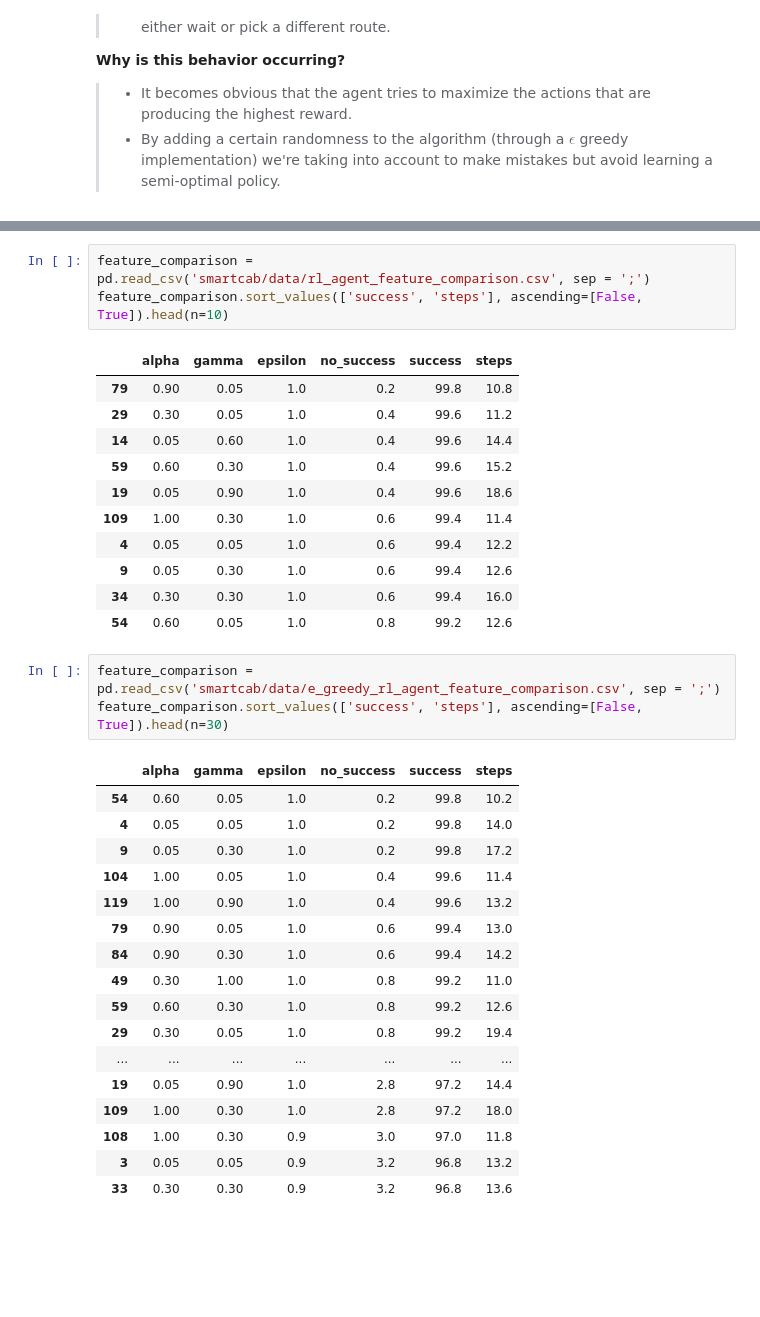
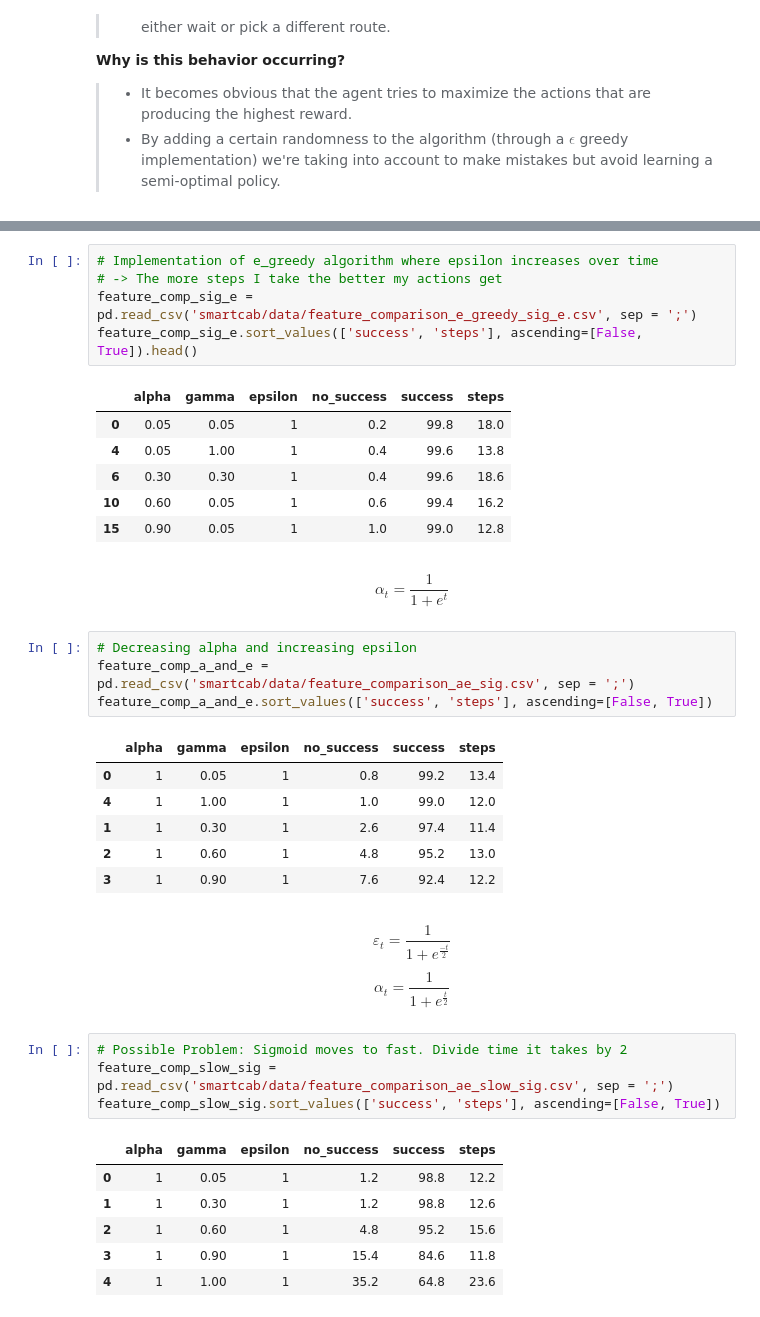
Before and after one commit to andirs/smartcab, a Jupyter notebook: SmartCabDocumentation.ipynb, the cells around one changed output, grey strips where cells are left out. Cells and saved outputs as stored; diff of their text form; blank space fills up the shorter version.

```diff
--- a/SmartCabDocumentation.ipynb
+++ b/SmartCabDocumentation.ipynb
@@ -342,36 +410,39 @@ One problem with an ε-greedy strategy is that it treats all of the actions, apa
+# %%
+# Implementation of e_greedy algorithm where epsilon increases over time
+# -> The more steps I take the better my actions get
+feature_comp_sig_e = pd.read_csv('smartcab/data/feature_comparison_e_greedy_sig_e.csv', sep = ';')
+feature_comp_sig_e.sort_values(['success', 'steps'], ascending=[False, True]).head()
+# %% [output]
+|  | alpha | gamma | epsilon | no_success | success | steps |
+| 0 | 0.05 | 0.05 | 1 | 0.2 | 99.8 | 18.0 |
+| 4 | 0.05 | 1.00 | 1 | 0.4 | 99.6 | 13.8 |
+| 6 | 0.30 | 0.30 | 1 | 0.4 | 99.6 | 18.6 |
+| 10 | 0.60 | 0.05 | 1 | 0.6 | 99.4 | 16.2 |
+| 15 | 0.90 | 0.05 | 1 | 1.0 | 99.0 | 12.8 |
+# %% [markdown]
+$$ α_{t} = \frac{1}{1 + e^{t}} $$
 # %%
-feature_comparison = pd.read_csv('smartcab/data/rl_agent_feature_comparison.csv', sep = ';')
-feature_comparison.sort_values(['success', 'steps'], ascending=[False, True]).head(n=10)
+# Decreasing alpha and increasing epsilon
+feature_comp_a_and_e = pd.read_csv('smartcab/data/feature_comparison_ae_sig.csv', sep = ';')
+feature_comp_a_and_e.sort_values(['success', 'steps'], ascending=[False, True])
 # %% [output]
 |  | alpha | gamma | epsilon | no_success | success | steps |
-| 79 | 0.90 | 0.05 | 1.0 | 0.2 | 99.8 | 10.8 |
-| 29 | 0.30 | 0.05 | 1.0 | 0.4 | 99.6 | 11.2 |
-| 14 | 0.05 | 0.60 | 1.0 | 0.4 | 99.6 | 14.4 |
-| 59 | 0.60 | 0.30 | 1.0 | 0.4 | 99.6 | 15.2 |
-| 19 | 0.05 | 0.90 | 1.0 | 0.4 | 99.6 | 18.6 |
-| 109 | 1.00 | 0.30 | 1.0 | 0.6 | 99.4 | 11.4 |
-| 4 | 0.05 | 0.05 | 1.0 | 0.6 | 99.4 | 12.2 |
-| 9 | 0.05 | 0.30 | 1.0 | 0.6 | 99.4 | 12.6 |
-| 34 | 0.30 | 0.30 | 1.0 | 0.6 | 99.4 | 16.0 |
-| 54 | 0.60 | 0.05 | 1.0 | 0.8 | 99.2 | 12.6 |
+| 0 | 1 | 0.05 | 1 | 0.8 | 99.2 | 13.4 |
+| 4 | 1 | 1.00 | 1 | 1.0 | 99.0 | 12.0 |
+| 1 | 1 | 0.30 | 1 | 2.6 | 97.4 | 11.4 |
+| 2 | 1 | 0.60 | 1 | 4.8 | 95.2 | 13.0 |
+| 3 | 1 | 0.90 | 1 | 7.6 | 92.4 | 12.2 |
+# %% [markdown]
+$$ ε_{t} = \frac{1}{1 + e^{\frac{-t}{2}}} $$
+$$ α_{t} = \frac{1}{1 + e^{\frac{t}{2}}} $$
 # %%
-feature_comparison = pd.read_csv('smartcab/data/e_greedy_rl_agent_feature_comparison.csv', sep = ';')
-feature_comparison.sort_values(['success', 'steps'], ascending=[False, True]).head(n=30)
+# Possible Problem: Sigmoid moves to fast. Divide time it takes by 2
+feature_comp_slow_sig = pd.read_csv('smartcab/data/feature_comparison_ae_slow_sig.csv', sep = ';')
+feature_comp_slow_sig.sort_values(['success', 'steps'], ascending=[False, True])
 # %% [output]
 |  | alpha | gamma | epsilon | no_success | success | steps |
-| 54 | 0.60 | 0.05 | 1.0 | 0.2 | 99.8 | 10.2 |
-| 4 | 0.05 | 0.05 | 1.0 | 0.2 | 99.8 | 14.0 |
-| 9 | 0.05 | 0.30 | 1.0 | 0.2 | 99.8 | 17.2 |
-| 104 | 1.00 | 0.05 | 1.0 | 0.4 | 99.6 | 11.4 |
-| 119 | 1.00 | 0.90 | 1.0 | 0.4 | 99.6 | 13.2 |
-| 79 | 0.90 | 0.05 | 1.0 | 0.6 | 99.4 | 13.0 |
-| 84 | 0.90 | 0.30 | 1.0 | 0.6 | 99.4 | 14.2 |
-| 49 | 0.30 | 1.00 | 1.0 | 0.8 | 99.2 | 11.0 |
-| 59 | 0.60 | 0.30 | 1.0 | 0.8 | 99.2 | 12.6 |
-| 29 | 0.30 | 0.05 | 1.0 | 0.8 | 99.2 | 19.4 |
-| ... | ... | ... | ... | ... | ... | ... |
-| 19 | 0.05 | 0.90 | 1.0 | 2.8 | 97.2 | 14.4 |
-| 109 | 1.00 | 0.30 | 1.0 | 2.8 | 97.2 | 18.0 |
-| 108 | 1.00 | 0.30 | 0.9 | 3.0 | 97.0 | 11.8 |
-| 3 | 0.05 | 0.05 | 0.9 | 3.2 | 96.8 | 13.2 |
-| 33 | 0.30 | 0.30 | 0.9 | 3.2 | 96.8 | 13.6 |
+| 0 | 1 | 0.05 | 1 | 1.2 | 98.8 | 12.2 |
+| 1 | 1 | 0.30 | 1 | 1.2 | 98.8 | 12.6 |
+| 2 | 1 | 0.60 | 1 | 4.8 | 95.2 | 15.6 |
+| 3 | 1 | 0.90 | 1 | 15.4 | 84.6 | 11.8 |
+| 4 | 1 | 1.00 | 1 | 35.2 | 64.8 | 23.6 |
```
Also changed, not shown: parts of 9 cells of this notebook, 6 other files.
